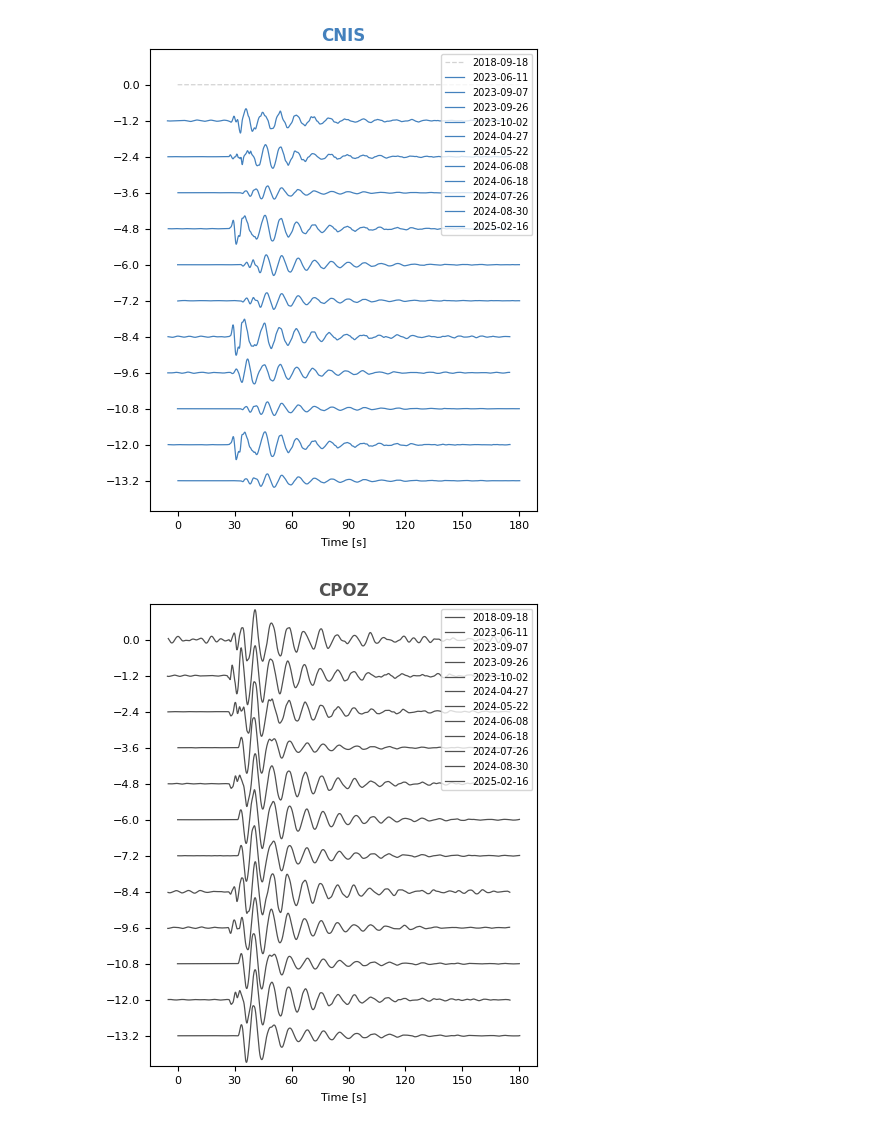
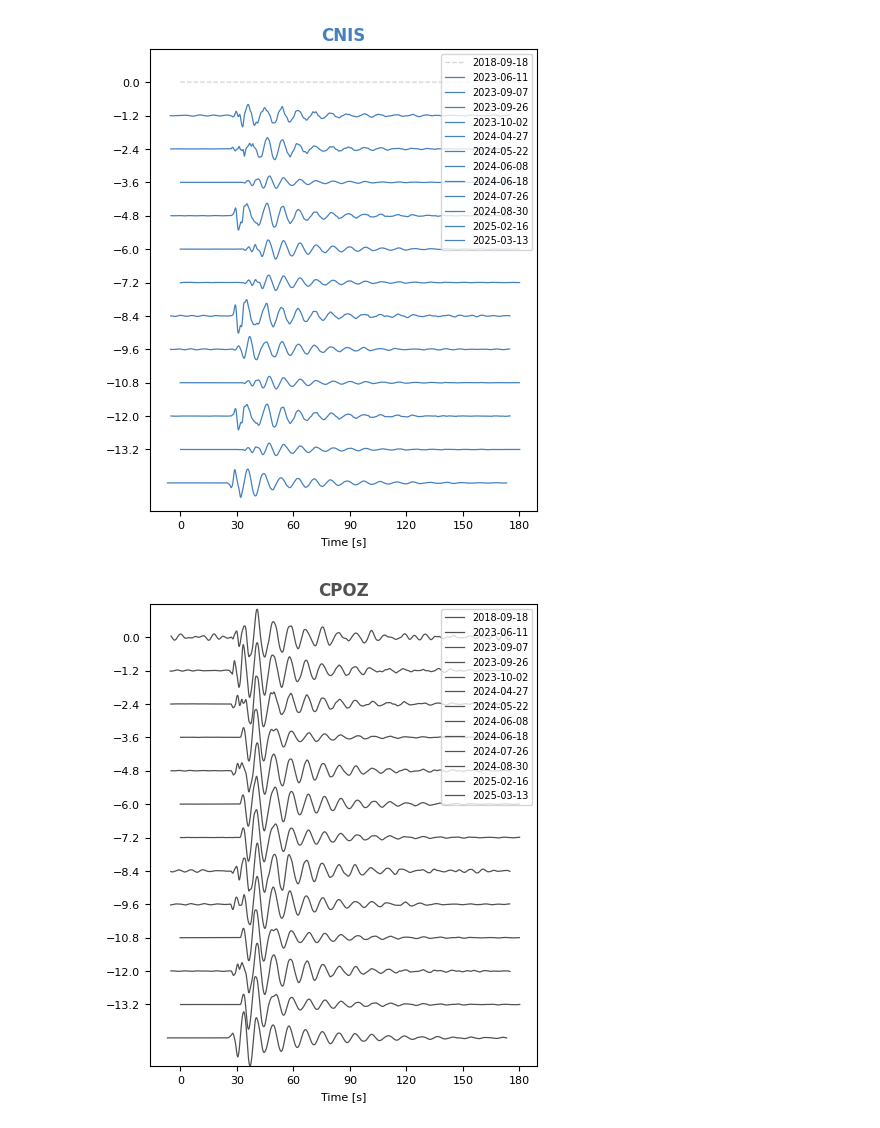
Before and after one commit to giacomorapagnani/CAMPI_FLEGREI_moment_tensor, a Jupyter notebook: codes/VLP_trace_similarity.ipynb, the cells around one changed output. Saved outputs shown, nothing was run; the diff lists cells and outputs as text; code cells hidden in the pictures.

```diff
--- a/codes/VLP_trace_similarity.ipynb
+++ b/codes/VLP_trace_similarity.ipynb
@@ -10,7 +10,7 @@ datadir =  os.path.join(workdir,'DATA_VLP')
 
 # events catalogue
 catdir=os.path.join(workdir,'CAT')
-catname=os.path.join(catdir,'catalogue_flegrei_VLP_gilberto.pf')
+catname=os.path.join(catdir,'catalogue_flegrei_VLP.pf')
 target_events=model.load_events(catname)
 
 # stations list
@@ -19,7 +19,7 @@ stationsname=os.path.join(stationsdir,'stations_flegrei_INGV_final_similarity.pf
 stations=model.load_stations(stationsname)
 
 # figure dir
-plotdir=os.path.join(workdir,'PLOTS/PAPER/SF2')
+plotdir=os.path.join(workdir,'PLOTS/PAPER/SF1')
 
 freq_min=0.09
 freq_max=0.13
@@ -173,10 +175,11 @@ for station in dict_traces:
             except:
                 plt.plot(tax_zero,zero_trace - y_shift,'--',label=tr_label,color='lightgray',linewidth=0.9)
                 y_shift+=1.2
-    plt.ylim(-14.2,1.2)
+    plt.ylim(-15.4,1.2)
     plt.legend(loc=1,fontsize=7)
-    plt.yticks(ticks = list(np.arange(0,-14,-1.2)),fontsize=8)
+    plt.yticks(ticks = list(np.arange(0,-14.4,-1.2)),fontsize=8)
     plt.xticks(ticks = list(np.arange(0,210,30)),fontsize=8)
     plt.xlabel('Time [s]',fontsize=8)
-    plt.savefig(plotdir+f'/{station}_similarity.pdf')
+    #
+    #plt.savefig(plotdir+f'/{station}_similarity.pdf')
 # %% [output]
@@ -185,2 +188,2 @@ for station in dict_traces:
-[figure, old version]
+[figure, new version]
-[figure, old version]
+[figure, new version]
```
Also changed, not shown: parts of 3 cells of this notebook, 20 other files.
